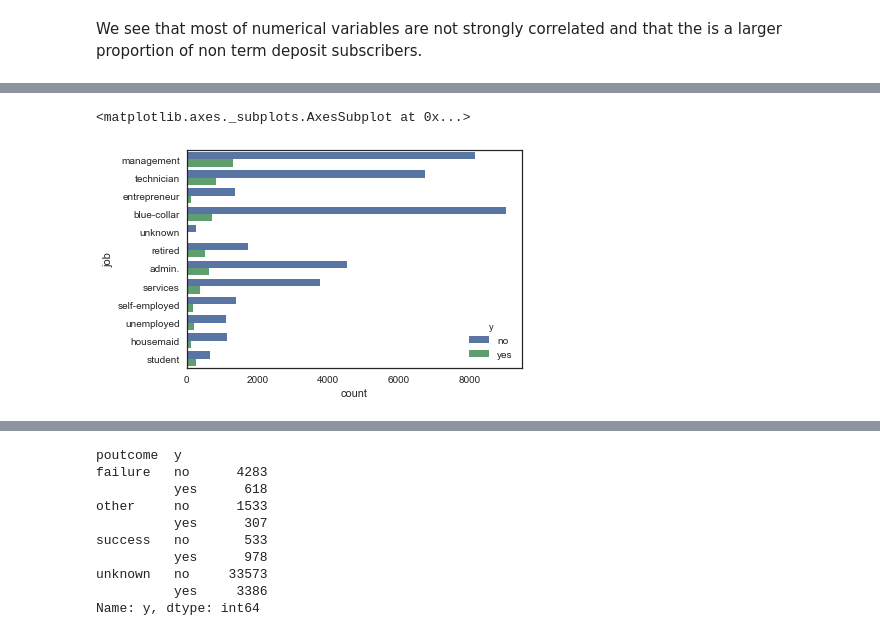
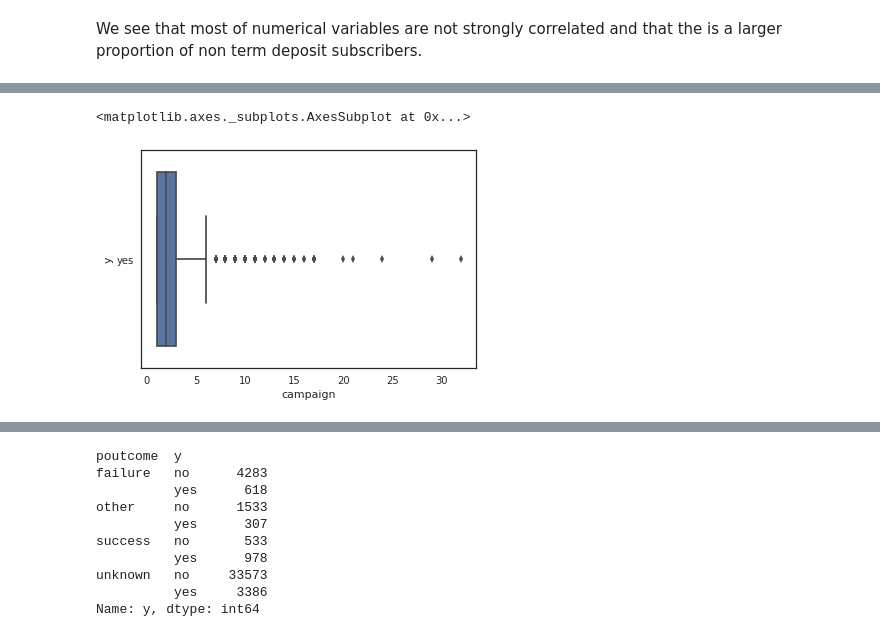
Before and after one commit to brunofbessa/bank_data_analysis, a Jupyter notebook: Bank Marketing Data Analysis.ipynb, the cells around one changed output, grey strips where cells are left out. Cells and saved outputs as stored; diff of their text form; code cells hidden in the pictures.

```diff
--- a/Bank Marketing Data Analysis.ipynb
+++ b/Bank Marketing Data Analysis.ipynb
@@ -85,10 +89,10 @@ We see that most of numerical variables are not strongly correlated and that the
 # %%
-sns.countplot(y = 'job',
-              hue = 'y',
-              data = bank_data)
+sns.boxplot(x = 'campaign',
+            y = 'y',
+            data = bank_data[bank_data['y'] == 'yes'])
 # %% [output]
 <matplotlib.axes._subplots.AxesSubplot at 0x...>
-[figure, old version]
+[figure, new version]
 # %%
 sns.distplot(bank_data[bank_data['y'] == 'yes']['previous'])
 # %% [output]
```
Also changed, not shown: parts of 9 cells of this notebook.
